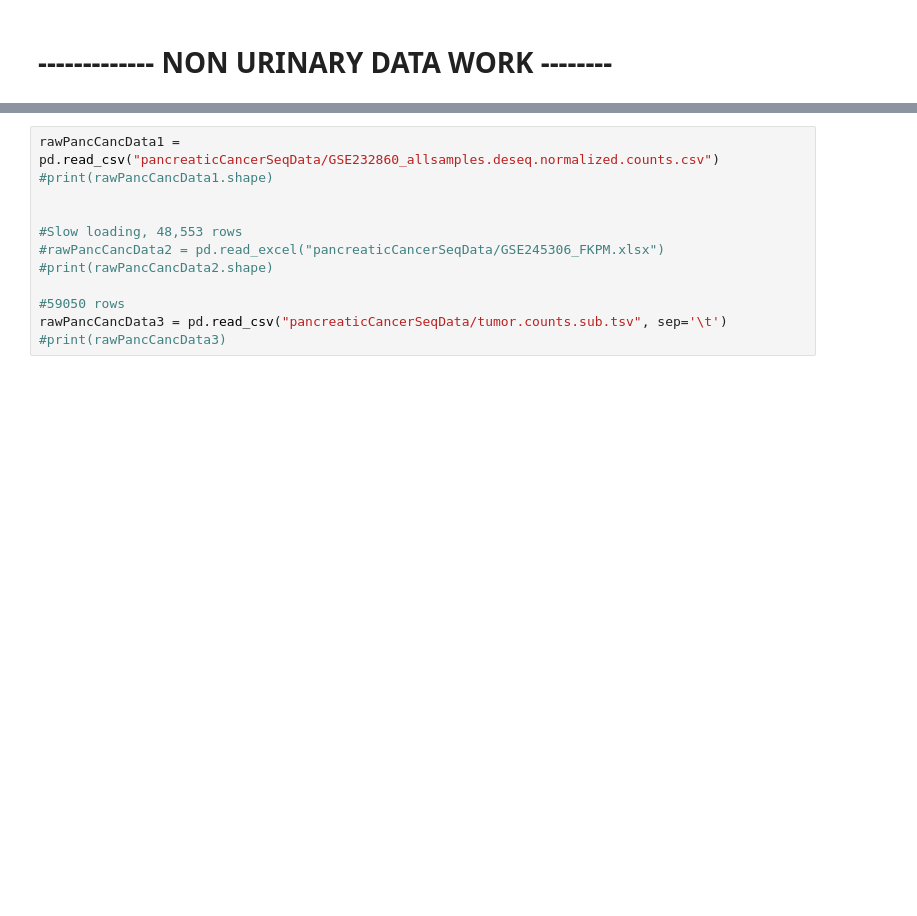
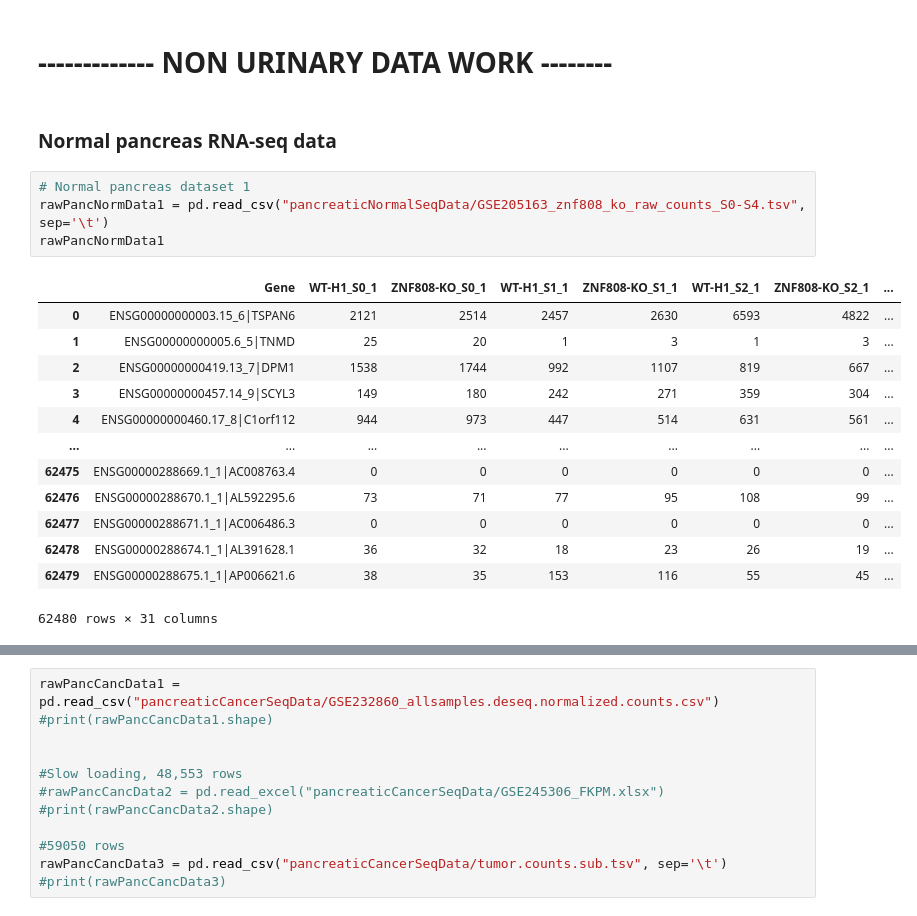
Before and after one commit to shushkovsky/02-518-Pancreatic-Cancer-Detection-Project, a Jupyter notebook: PancreaticCancerDetection.ipynb, the cells around one changed output, grey strips where cells are left out. Saved outputs shown, nothing was run; the diff lists cells and outputs as text; blank space fills up the shorter version.

```diff
--- a/PancreaticCancerDetection.ipynb
+++ b/PancreaticCancerDetection.ipynb
@@ -44,3 +44,23 @@ Ideas we should probably do for both datasets:
         - are generalizeable to use on other data for predicting pancreatic cancer
 # %% [markdown]
 # ------------- NON URINARY DATA WORK --------
+# %% [markdown]
+### Normal pancreas RNA-seq data
+# %%
+# Normal pancreas dataset 1
+rawPancNormData1 = pd.read_csv("pancreaticNormalSeqData/GSE205163_znf808_ko_raw_counts_S0-S4.tsv",  sep='\t')
+rawPancNormData1
+# %% [output]
+|  | Gene | WT-H1_S0_1 | ZNF808-KO_S0_1 | WT-H1_S1_1 | ZNF808-KO_S1_1 | WT-H1_S2_1 | ZNF808-KO_S2_1 | ... |
+| 0 | ENSG00000000003.15_6|TSPAN6 | 2121 | 2514 | 2457 | 2630 | 6593 | 4822 | ... |
+| 1 | ENSG00000000005.6_5|TNMD | 25 | 20 | 1 | 3 | 1 | 3 | ... |
+| 2 | ENSG00000000419.13_7|DPM1 | 1538 | 1744 | 992 | 1107 | 819 | 667 | ... |
+| 3 | ENSG00000000457.14_9|SCYL3 | 149 | 180 | 242 | 271 | 359 | 304 | ... |
+| 4 | ENSG00000000460.17_8|C1orf112 | 944 | 973 | 447 | 514 | 631 | 561 | ... |
+| ... | ... | ... | ... | ... | ... | ... | ... | ... |
+| 62475 | ENSG00000288669.1_1|AC008763.4 | 0 | 0 | 0 | 0 | 0 | 0 | ... |
+| 62476 | ENSG00000288670.1_1|AL592295.6 | 73 | 71 | 77 | 95 | 108 | 99 | ... |
+| 62477 | ENSG00000288671.1_1|AC006486.3 | 0 | 0 | 0 | 0 | 0 | 0 | ... |
+| 62478 | ENSG00000288674.1_1|AL391628.1 | 36 | 32 | 18 | 23 | 26 | 19 | ... |
+| 62479 | ENSG00000288675.1_1|AP006621.6 | 38 | 35 | 153 | 116 | 55 | 45 | ... |
+62480 rows × 31 columns
```
Also changed, not shown: parts of 3 cells of this notebook.
